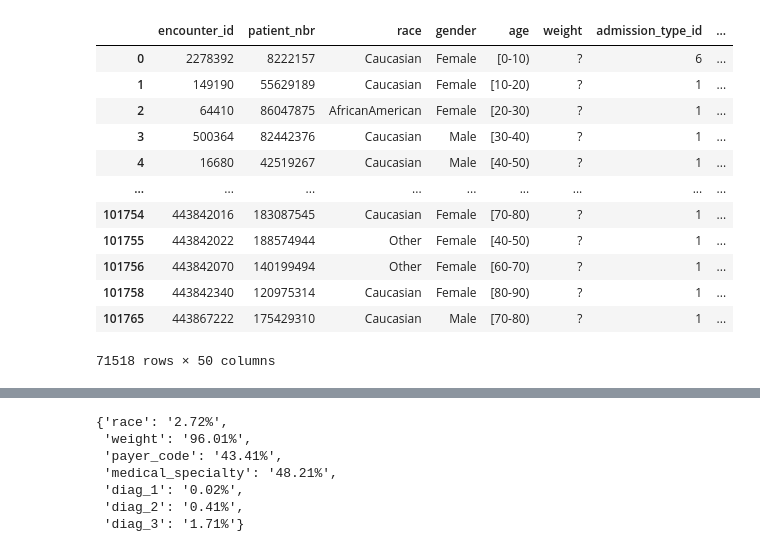
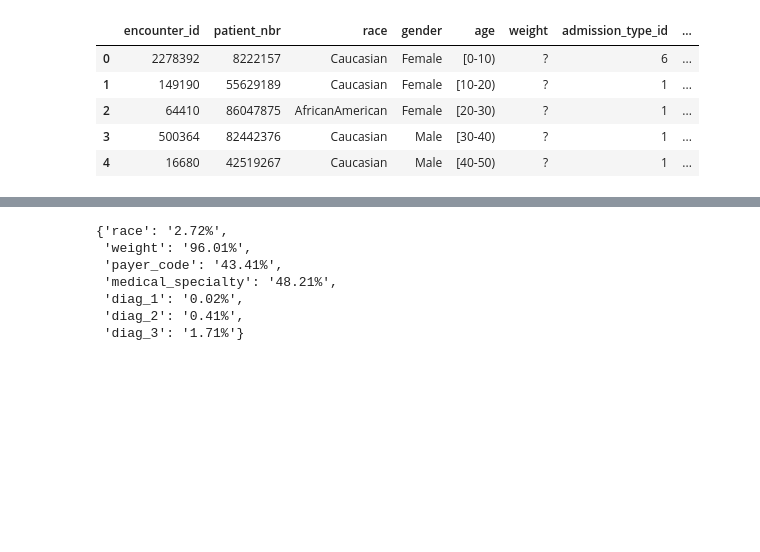
Before and after one commit to bbros7/diabetes-classification, a Jupyter notebook: Diabetes Classifier.ipynb, the cells around one changed output, grey strips where cells are left out. Saved outputs shown, nothing was run; the diff lists cells and outputs as text; code cells hidden in the pictures; blank space fills up the shorter version.

```diff
--- a/Diabetes Classifier.ipynb
+++ b/Diabetes Classifier.ipynb
@@ -7,21 +7,14 @@ import math
 # Readind the csv dataset
 full_data = pd.read_csv('data/diabetic_data.csv')
 # %%
-# Getting the first encounter (by min encounter_id per patient)
+# Getting the first encounter (by minimun encounter_id per patient)
 first_encounter_per_patient = full_data.groupby('patient_nbr').encounter_id.agg('min')
 first_encounter = full_data.loc[full_data.encounter_id.isin(first_encounter_per_patient)]
-first_encounter
+first_encounter.head()
 # %% [output]
 |  | encounter_id | patient_nbr | race | gender | age | weight | admission_type_id | ... |
 | 0 | 2278392 | 8222157 | Caucasian | Female | [0-10) | ? | 6 | ... |
 | 1 | 149190 | 55629189 | Caucasian | Female | [10-20) | ? | 1 | ... |
 | 2 | 64410 | 86047875 | AfricanAmerican | Female | [20-30) | ? | 1 | ... |
 | 3 | 500364 | 82442376 | Caucasian | Male | [30-40) | ? | 1 | ... |
 | 4 | 16680 | 42519267 | Caucasian | Male | [40-50) | ? | 1 | ... |
-| ... | ... | ... | ... | ... | ... | ... | ... | ... |
-| 101754 | 443842016 | 183087545 | Caucasian | Female | [70-80) | ? | 1 | ... |
-| 101755 | 443842022 | 188574944 | Other | Female | [40-50) | ? | 1 | ... |
-| 101756 | 443842070 | 140199494 | Other | Female | [60-70) | ? | 1 | ... |
-| 101758 | 443842340 | 120975314 | Caucasian | Female | [80-90) | ? | 1 | ... |
-| 101765 | 443867222 | 175429310 | Caucasian | Male | [70-80) | ? | 1 | ... |
-71518 rows × 50 columns
```
Also changed, not shown: parts of 50 cells of this notebook, 4 other files.
